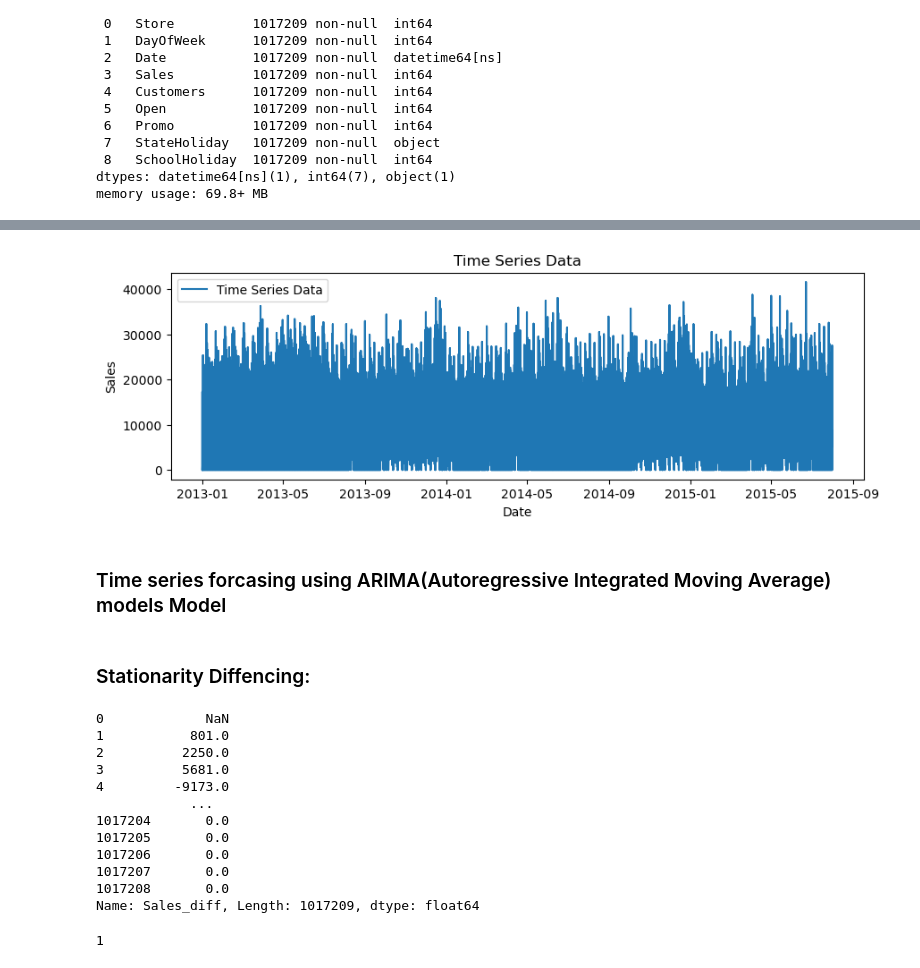
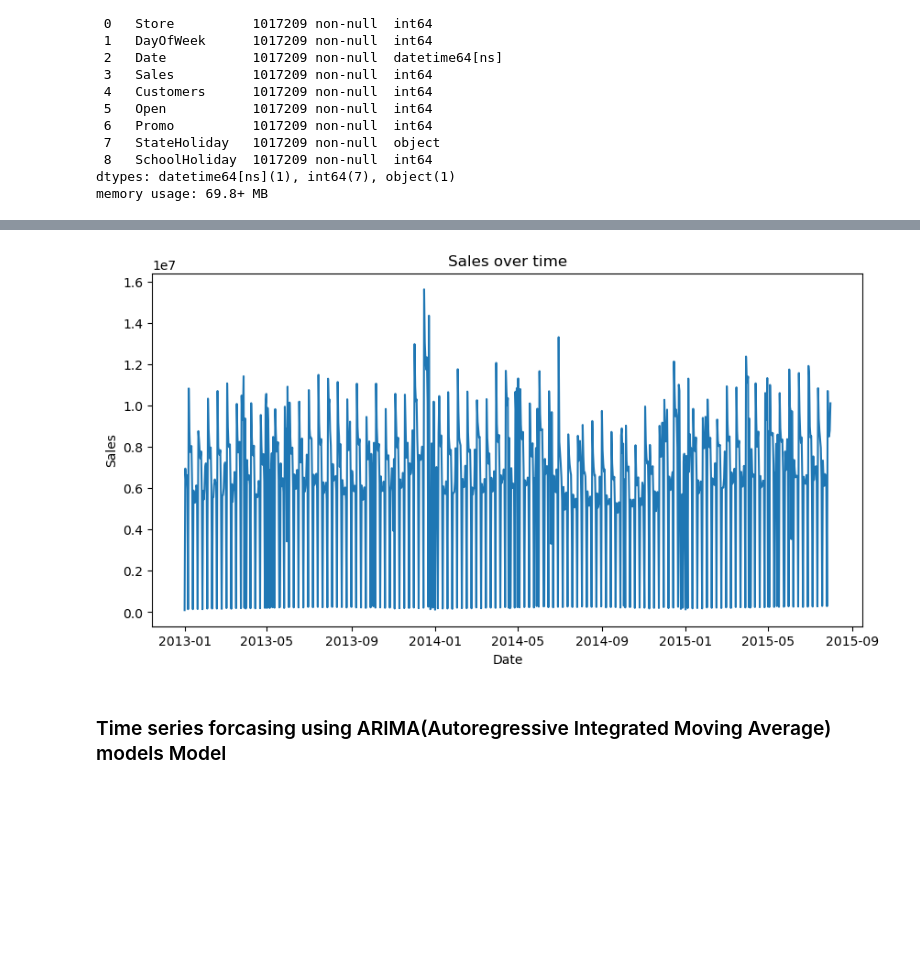
Before and after one commit to Hemamagam/Project-6--Pharmaceutical-Sale-Prediction-, a Jupyter notebook: Task 2.5-Time_series.ipynb, the cells around one changed output, grey strips where cells are left out. Saved outputs shown, nothing was run; the diff lists cells and outputs as text; code cells hidden in the pictures; blank space fills up the shorter version.

```diff
--- a/Task 2.5-Time_series.ipynb
+++ b/Task 2.5-Time_series.ipynb
@@ -42,5 +42,5 @@ Data columns (total 9 columns):
 dtypes: int64(7), object(2)
 memory usage: 69.8+ MB
 # %%
-train_data2['Date']=pd.to_datetime(train_data2['Date'])
+sales_data['Date']=pd.to_datetime(sales_data['Date'])
 # %%
@@ -82 +65,5 @@ day_sales
+# %%
+sales_data.set_index('Date', inplace=True)
+# %%
+sales_data.drop(['Store','DayOfWeek','Customers','Open','Promo','StateHoliday','SchoolHoliday'], axis=1,inplace=True)
 # %%
@@ -86,2 +72,4 @@ Date     0
 Sales    0
 dtype: int64
+# %%
+sales_data=sales_data.resample('D').sum()
@@ -88,14 +93,11 @@ dtype: int64
 # %%
-plt.figure(figsize=(10,3))
-plt.plot(train_data2['Date'],train_data2['Sales'], label= 'Time Series Data' )
+plt.figure(figsize=(10,5))
+plt.plot(sales_data)
+plt.title('Sales over time')
 plt.xlabel('Date')
 plt.ylabel('Sales')
-plt.title('Time Series Data')
-plt.legend()
 plt.show()
 # %% [output]
-[figure, old version]
+[figure, new version]
 # %% [markdown]
 ### Time series forcasing using ARIMA(Autoregressive Integrated Moving Average) models Model
-# %% [markdown]
-### Stationarity Diffencing:
@@ -107,19 +103,0 @@ day_sales['Sales_diff']= day_sales['Sales'].diff()
-# %%
-day_sales['Sales_diff']
-# %% [output]
-0             NaN
-1           801.0
-2          2250.0
-3          5681.0
-4         -9173.0
-            ...
-1017204       0.0
-1017205       0.0
-1017206       0.0
-1017207       0.0
-1017208       0.0
-Name: Sales_diff, Length: 1017209, dtype: float64
-# %%
-day_sales['Sales_diff'].isnull().sum()
-# %% [output]
-1
```
Also changed, not shown: parts of 28 cells of this notebook.
